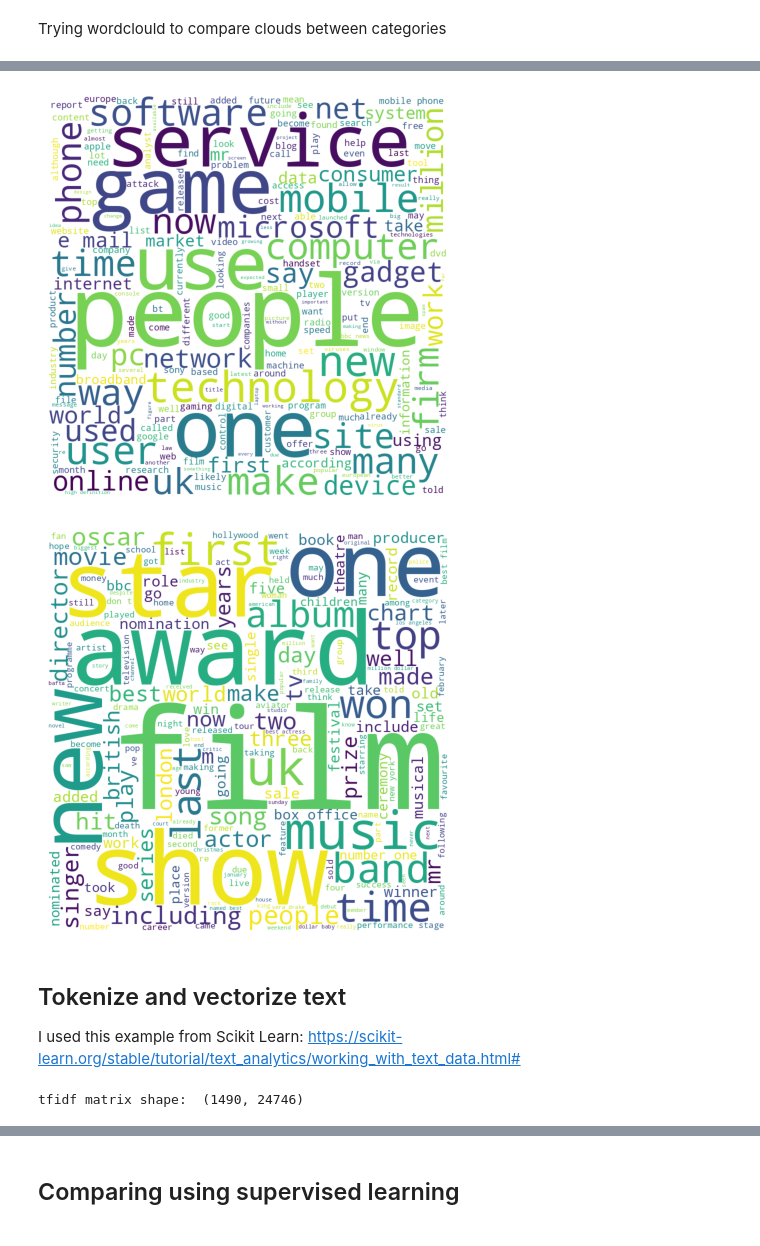
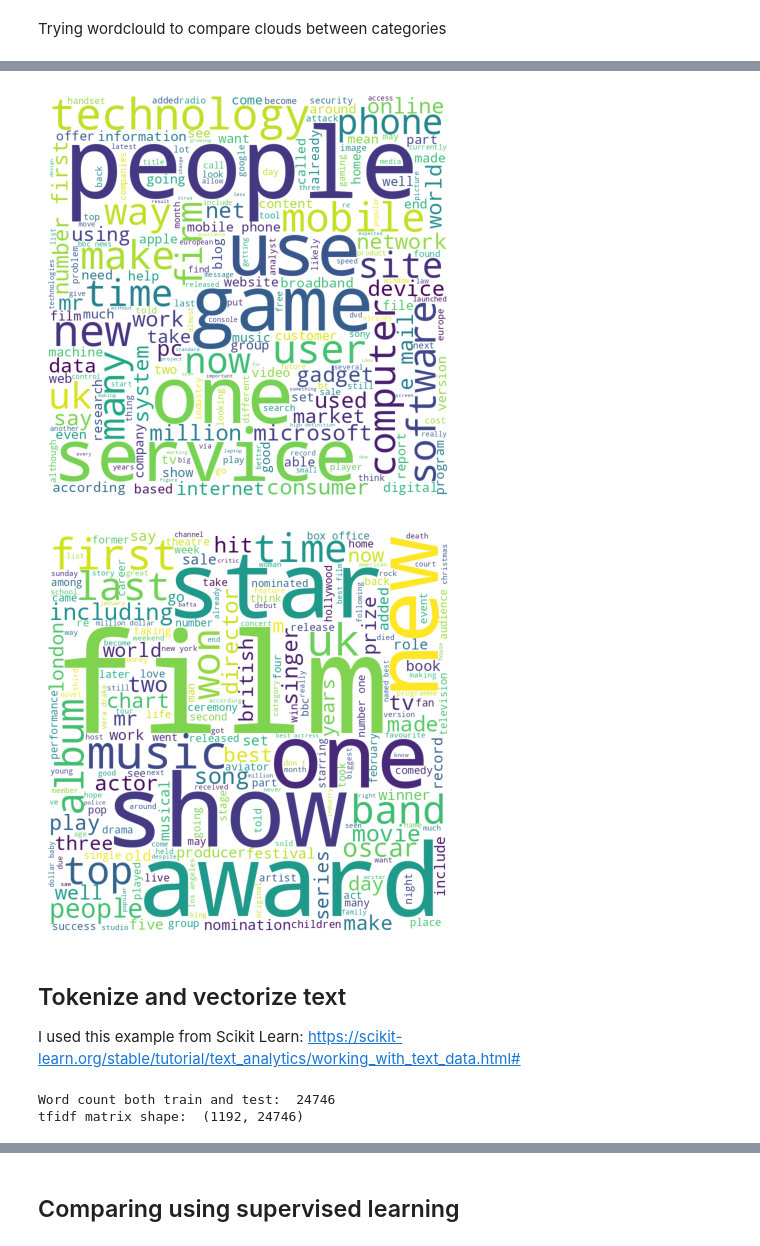
Before and after one commit to rat-sparebank1/bbc_news_dtsa_5510, a Jupyter notebook: domain/bbc_new_dtsa5510.ipynb, the cells around one changed output, grey strips where cells are left out. Cells and saved outputs as stored; diff of their text form; code cells hidden in the pictures.

```diff
--- a/domain/bbc_new_dtsa5510.ipynb
+++ b/domain/bbc_new_dtsa5510.ipynb
@@ -34,0 +35,5 @@ train = pd.read_csv('tmp_data/BBC News Train.csv')
+# %%
+df = pd.read_csv('tmp_data/BBC News Train.csv')
+X = df.Text
+y = df.Category
+X_train, X_test, y_train, y_test = train_test_split(X, y, test_size=0.2, random_state=42)
@@ -128,9 +122,9 @@ def generate_wordcloud(df_column):
 
   plt.show()
 # %%
-business_art = train.loc[train.Category == 'business', 'Text']
-tech_art = train.loc[train.Category == 'tech', 'Text']
-entertainment_art = train.loc[train.Category == 'entertainment', 'Text']
+business_art = df.loc[df.Category == 'business', 'Text']
+tech_art = df.loc[df.Category == 'tech', 'Text']
+entertainment_art = df.loc[df.Category == 'entertainment', 'Text']
 
 generate_wordcloud(business_art)
 generate_wordcloud(tech_art)
@@ -140,5 +134,5 @@ generate_wordcloud(entertainment_art)
-[figure, old version]
+[figure, new version]
-[figure, old version]
+[figure, new version]
 # %% [markdown]
 ## Tokenize and vectorize text
 I used this example from Scikit Learn:
@@ -146,8 +140,13 @@ https://scikit-learn.org/stable/tutorial/text_analytics/working_with_text_data.h
 # %%
 # https://stackoverflow.com/questions/11902665/top-values-from-dictionary
 vect = TfidfVectorizer()
-tf_vect = vect.fit_transform(train.Text)
+vect.fit(df.Text)
+print("Word count both train and test: ", len(vect.vocabulary_))
+n_words = len(vect.vocabulary_)
+tf_vect = vect.transform(X_train)
+tf_vect_test = vect.transform(X_test)
 
 print("tfidf matrix shape: ", tf_vect.shape)
 # %% [output]
-tfidf matrix shape:  (1490, 24746)
+Word count both train and test:  24746
+tfidf matrix shape:  (1192, 24746)
```
Also changed, not shown: parts of 32 cells of this notebook.
